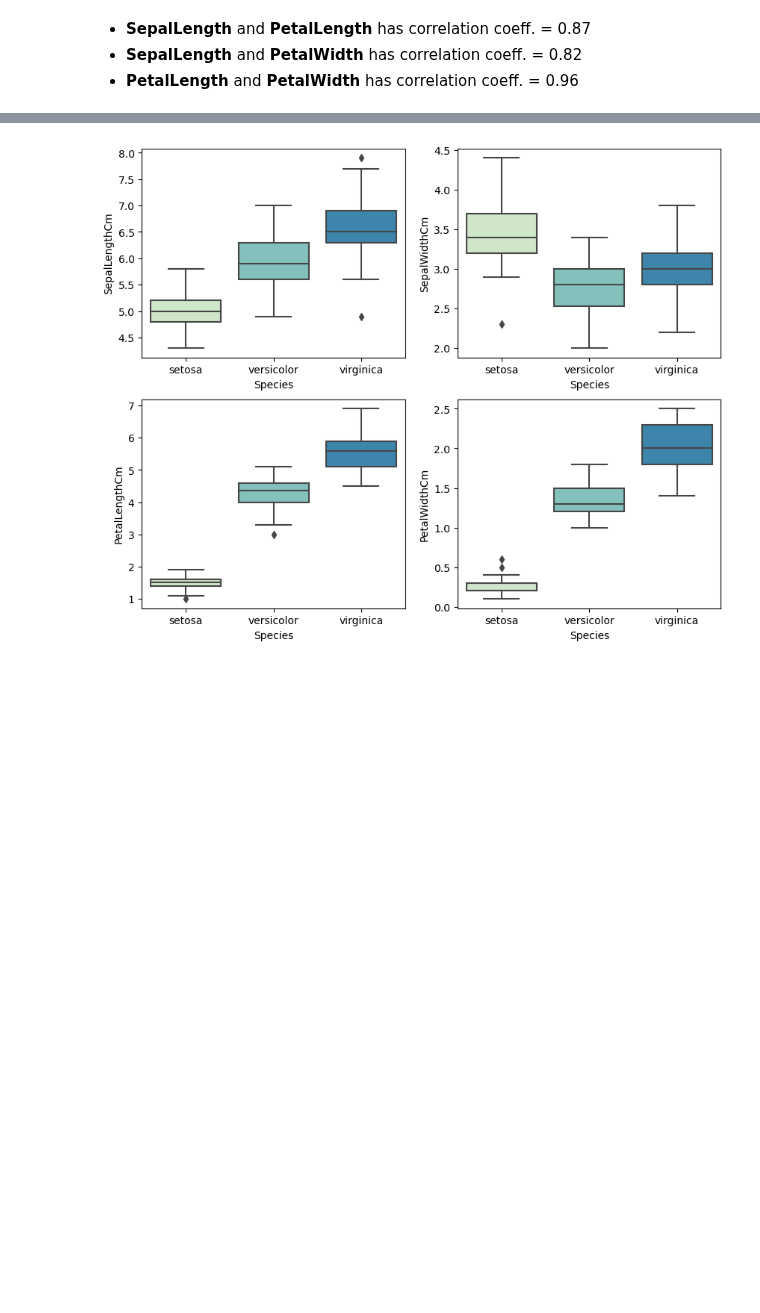
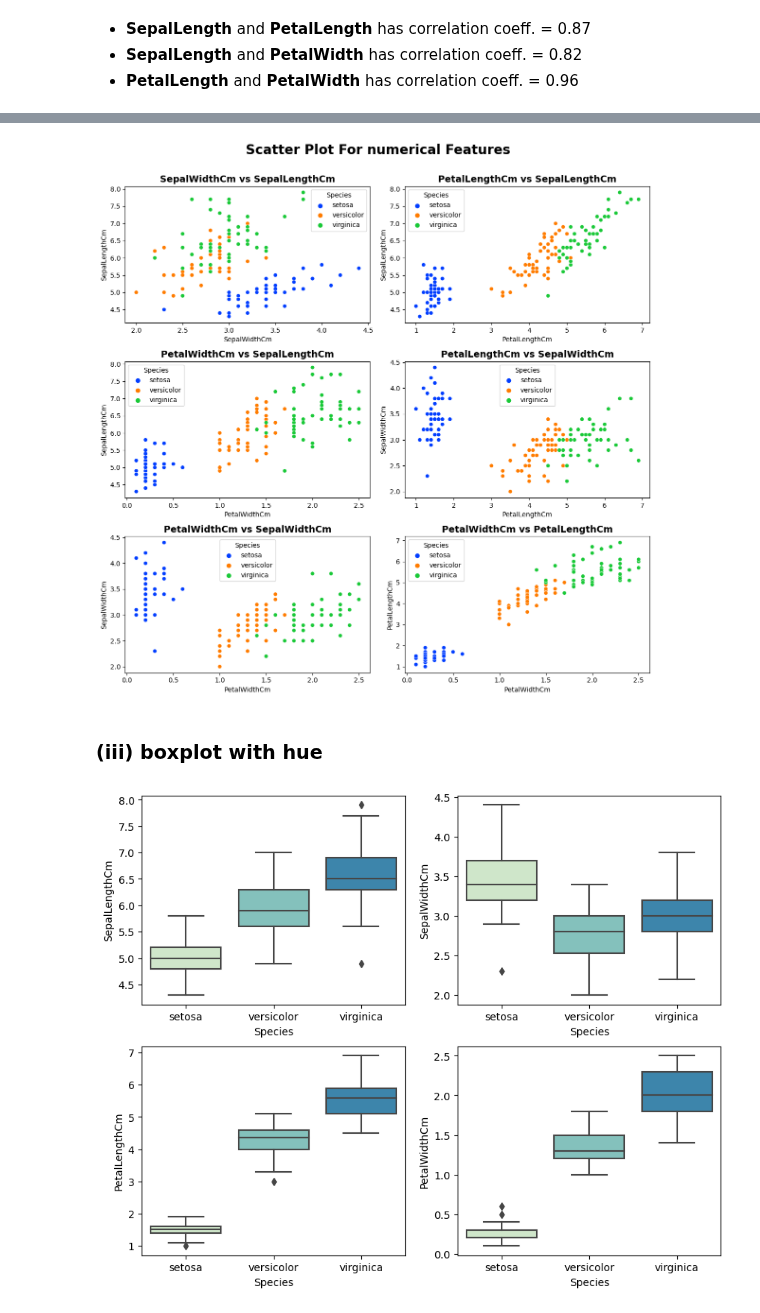
Before and after one commit to RVA-TheCoder/Multiclass-Classification, a Jupyter notebook: Iris_Multiclass_classification/PART1_EDA_IRIS.ipynb, the cells around one changed output, grey strips where cells are left out. Saved outputs shown, nothing was run; the diff lists cells and outputs as text; code cells hidden in the pictures; blank space fills up the shorter version.

```diff
--- a/Iris_Multiclass_classification/PART1_EDA_IRIS.ipynb
+++ b/Iris_Multiclass_classification/PART1_EDA_IRIS.ipynb
@@ -300,0 +307,2 @@ correlation_map(DF = df)
+# %%
+list1 = ['SepalLengthCm', 'SepalWidthCm', 'PetalLengthCm', 'PetalWidthCm']
@@ -301,3 +345,46 @@ correlation_map(DF = df)
+# %%
+def Scatterplot_comb(DF ,comb_list ) :
+
+    n_cols = 2
+    n_rows =  int(np.ceil(len(comb_list)/n_cols))
+
+
+    fig11 ,axes11 = plt.subplots(nrows= n_rows  , ncols =n_cols , figsize = (12,12) )
+
+    i = 0
+    j = 0
+
+    fig11.suptitle("Scatter Plot For numerical Features\n", fontweight="bold" ,fontsize=20)
+
+    for num_feat in comb_list:
+
+        fig11.tight_layout()
+
+
+        y_feat = num_feat[0]
+        X_feat = num_feat[1]
+
+        axes12 = sns.scatterplot(ax = axes11[i ,j], data = DF , x = X_feat , y = y_feat,
+
+                              hue = "Species" ,  palette = 'bright' )
+
+
+        axes12.set_title(f"{X_feat} vs {y_feat}",fontweight="bold" ,fontsize=14)
+
+        if j == n_cols -1:
+
+            i += 1
+            j = 0
+
+        else :
+
+            j +=1
+# %%
+Scatterplot_comb(DF = df ,comb_list= numcomblist(listobject =list1 ) )
+# %% [output]
+[figure, added]
+# %% [markdown]
+### (iii) boxplot with hue
 # %%
 def boxplot_hue(DF , numlist , catlist):
 
```
Also changed, not shown: parts of 5 cells of this notebook.
